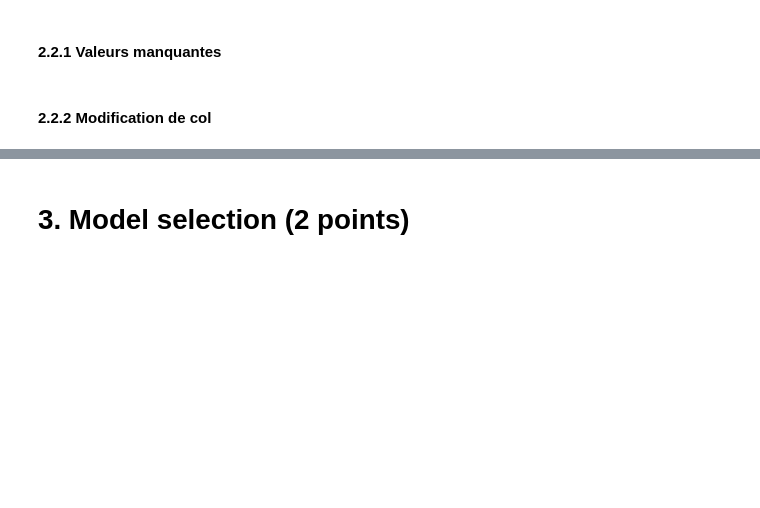
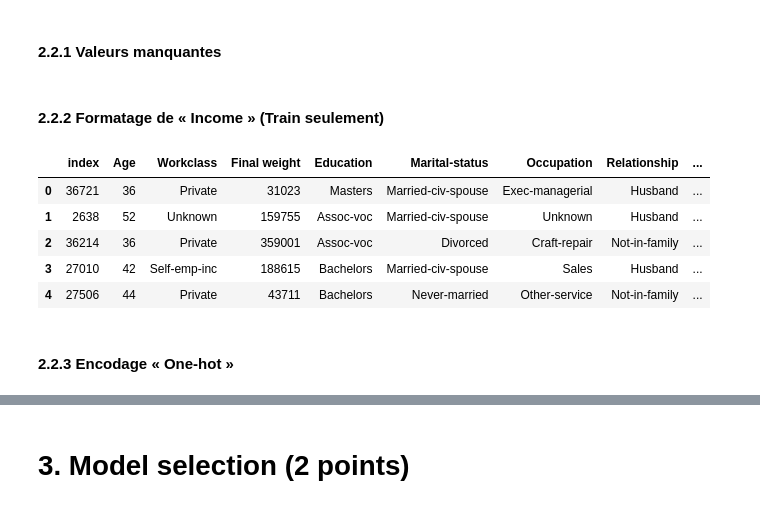
Before and after one commit to AdamMartinCote/IntroductionToAI, a Jupyter notebook: tp3/TP3_INF8215.ipynb, the cells around one changed output, grey strips where cells are left out. Drawn from its saved outputs; the diff is of its cells as text; code cells hidden in the pictures; blank space fills up the shorter version.

```diff
--- a/tp3/TP3_INF8215.ipynb
+++ b/tp3/TP3_INF8215.ipynb
@@ -646,13 +644,35 @@ X_test = pd.read_csv(PATH + "test.csv")
 text_columns = ["Education", "Workclass", "Marital-status", "Occupation",
                 "Relationship", "Native country", "Sex"]
 
-text_imputer = SimpleImputer(missing_values=' ?',
+for col in text_columns:
+    imputer = SimpleImputer(missing_values=' ?',
                              strategy='constant',
                              fill_value='Unknown')
-
-for col in text_columns:
-    X_train[col] = text_imputer.fit_transform(X_train[col].values.reshape(-1, 1))
-    X_test[col] = text_imputer.transform(X_test[col].values.reshape(-1, 1))
+    X_train[col] = imputer.fit_transform(X_train[col].values.reshape(-1, 1))
+    X_test[col] = imputer.transform(X_test[col].values.reshape(-1, 1))
 # %% [markdown]
-#### 2.2.2 Modification de col
+#### 2.2.2 Formatage de « Income » (Train seulement)
+# %%
+# quite damn long
+
+data = X_train
+over_50k = X_train.apply(lambda row: pd.Series('>' in row["Income"]), axis=1)
+over_50k.columns = ["over 50k"]
+
+X_train = X_train.drop(columns = ["Income"])
+X_train = pd.concat([X_train, pd.DataFrame(over_50k)], axis = 1)
+
+over_50k_label = LabelEncoder()
+X_train["over 50k"] = over_50k_label.fit_transform(X_train["over 50k"].values)
+
+X_train.head()
+# %% [output]
+|  | index | Age | Workclass | Final weight | Education | Marital-status | Occupation | Relationship | ... |
+| 0 | 36721 | 36 | Private | 31023 | Masters | Married-civ-spouse | Exec-managerial | Husband | ... |
+| 1 | 2638 | 52 | Unknown | 159755 | Assoc-voc | Married-civ-spouse | Unknown | Husband | ... |
+| 2 | 36214 | 36 | Private | 359001 | Assoc-voc | Divorced | Craft-repair | Not-in-family | ... |
+| 3 | 27010 | 42 | Self-emp-inc | 188615 | Bachelors | Married-civ-spouse | Sales | Husband | ... |
+| 4 | 27506 | 44 | Private | 43711 | Bachelors | Never-married | Other-service | Not-in-family | ... |
+# %% [markdown]
+#### 2.2.3 Encodage « One-hot »
 # %%
```
Also changed, not shown: parts of 9 cells of this notebook.
